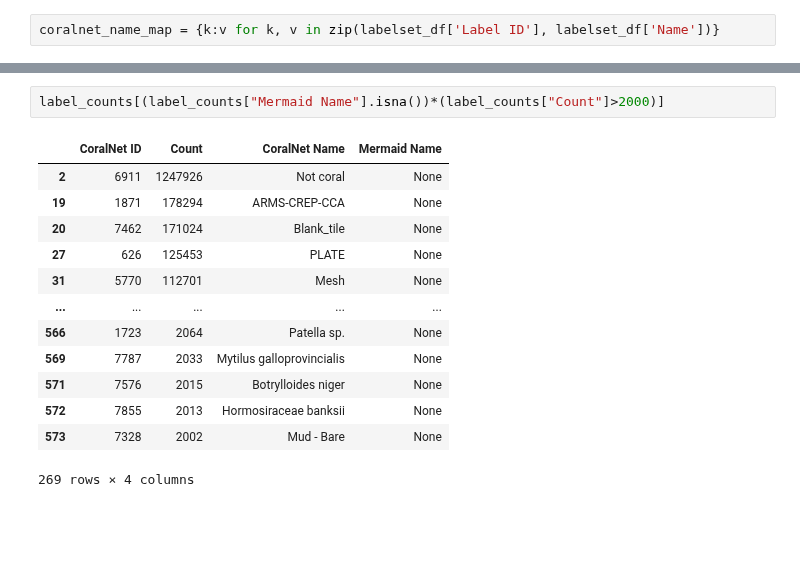
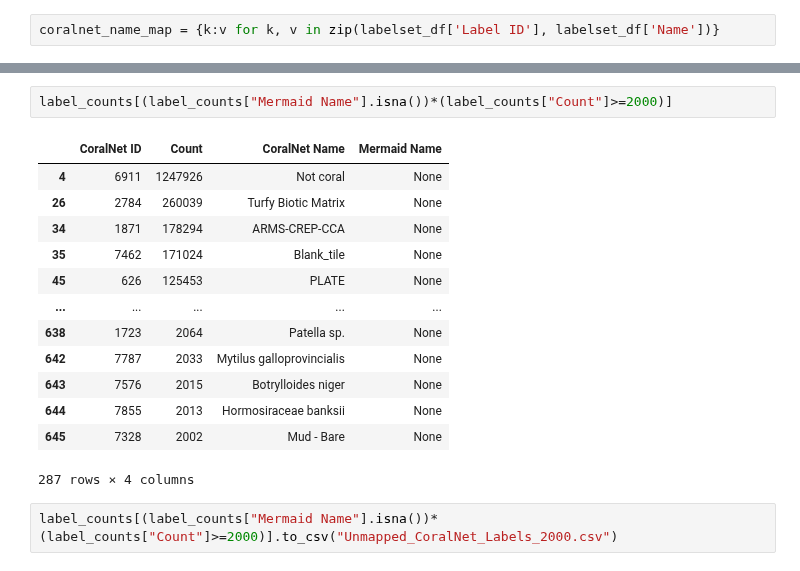
Before and after one commit to data-mermaid/mermaid-segmentation, a Jupyter notebook: scraping/coralnet_analysis.ipynb, the cells around one changed output, grey strips where cells are left out. Cells and saved outputs as stored; diff of their text form; blank space fills up the shorter version.

Commit message:
🚧Updated CoralNet annotation analysis with added sources

```diff
--- a/scraping/coralnet_analysis.ipynb
+++ b/scraping/coralnet_analysis.ipynb
@@ -381,16 +481,18 @@ label_counts[label_counts["Mermaid Name"].isna()]
 # %%
-label_counts[(label_counts["Mermaid Name"].isna())*(label_counts["Count"]>2000)]
+label_counts[(label_counts["Mermaid Name"].isna())*(label_counts["Count"]>=2000)]
 # %% [output]
 |  | CoralNet ID | Count | CoralNet Name | Mermaid Name |
-| 2 | 6911 | 1247926 | Not coral | None |
-| 19 | 1871 | 178294 | ARMS-CREP-CCA | None |
-| 20 | 7462 | 171024 | Blank_tile | None |
-| 27 | 626 | 125453 | PLATE | None |
-| 31 | 5770 | 112701 | Mesh | None |
+| 4 | 6911 | 1247926 | Not coral | None |
+| 26 | 2784 | 260039 | Turfy Biotic Matrix | None |
+| 34 | 1871 | 178294 | ARMS-CREP-CCA | None |
+| 35 | 7462 | 171024 | Blank_tile | None |
+| 45 | 626 | 125453 | PLATE | None |
 | ... | ... | ... | ... | ... |
-| 566 | 1723 | 2064 | Patella sp. | None |
-| 569 | 7787 | 2033 | Mytilus galloprovincialis | None |
-| 571 | 7576 | 2015 | Botrylloides niger | None |
-| 572 | 7855 | 2013 | Hormosiraceae banksii | None |
-| 573 | 7328 | 2002 | Mud - Bare | None |
+| 638 | 1723 | 2064 | Patella sp. | None |
+| 642 | 7787 | 2033 | Mytilus galloprovincialis | None |
+| 643 | 7576 | 2015 | Botrylloides niger | None |
+| 644 | 7855 | 2013 | Hormosiraceae banksii | None |
+| 645 | 7328 | 2002 | Mud - Bare | None |
-269 rows × 4 columns
+287 rows × 4 columns
+# %%
+label_counts[(label_counts["Mermaid Name"].isna())*(label_counts["Count"]>=2000)].to_csv("Unmapped_CoralNet_Labels_2000.csv")
```
Also changed, not shown: parts of 12 cells of this notebook.
